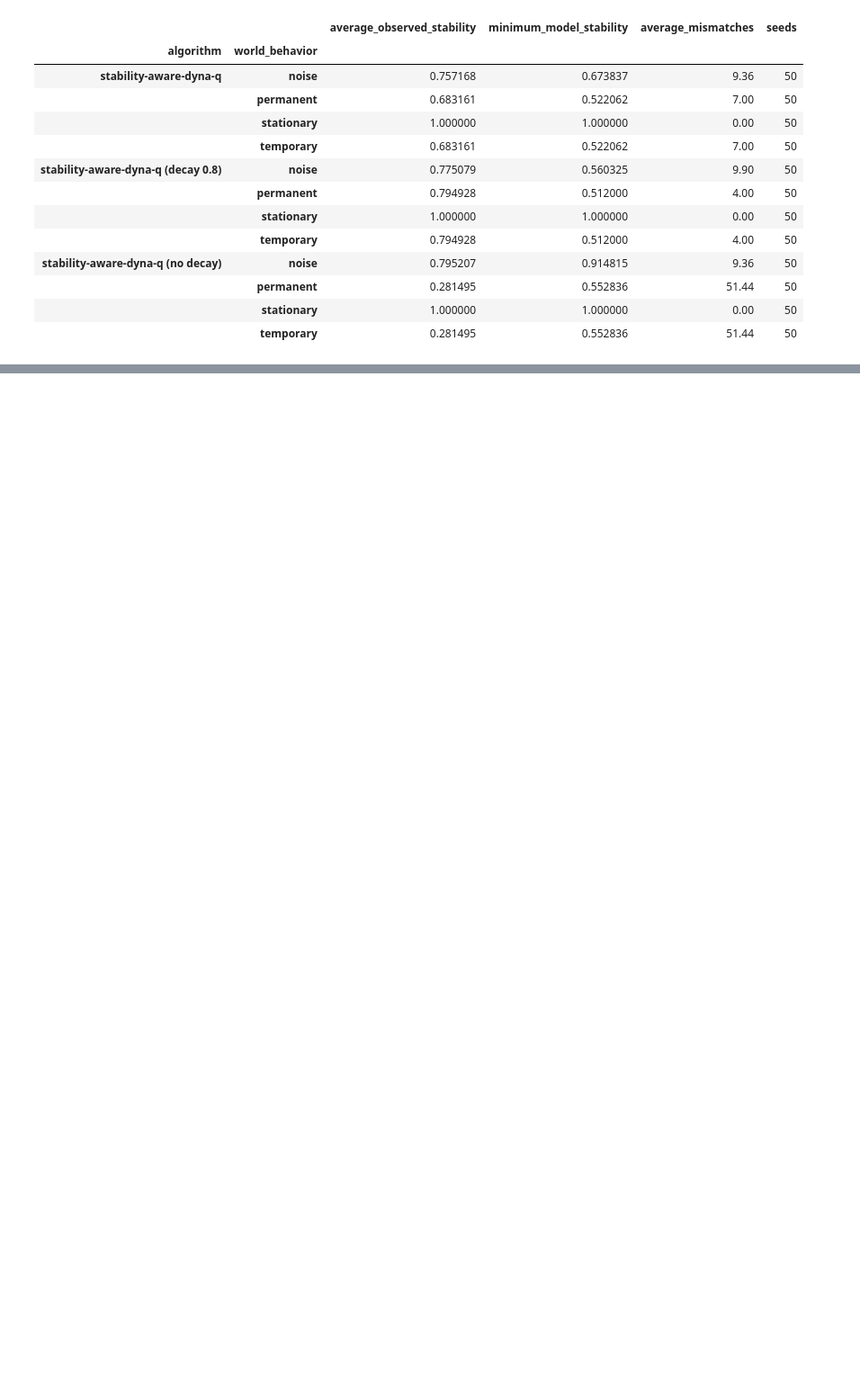
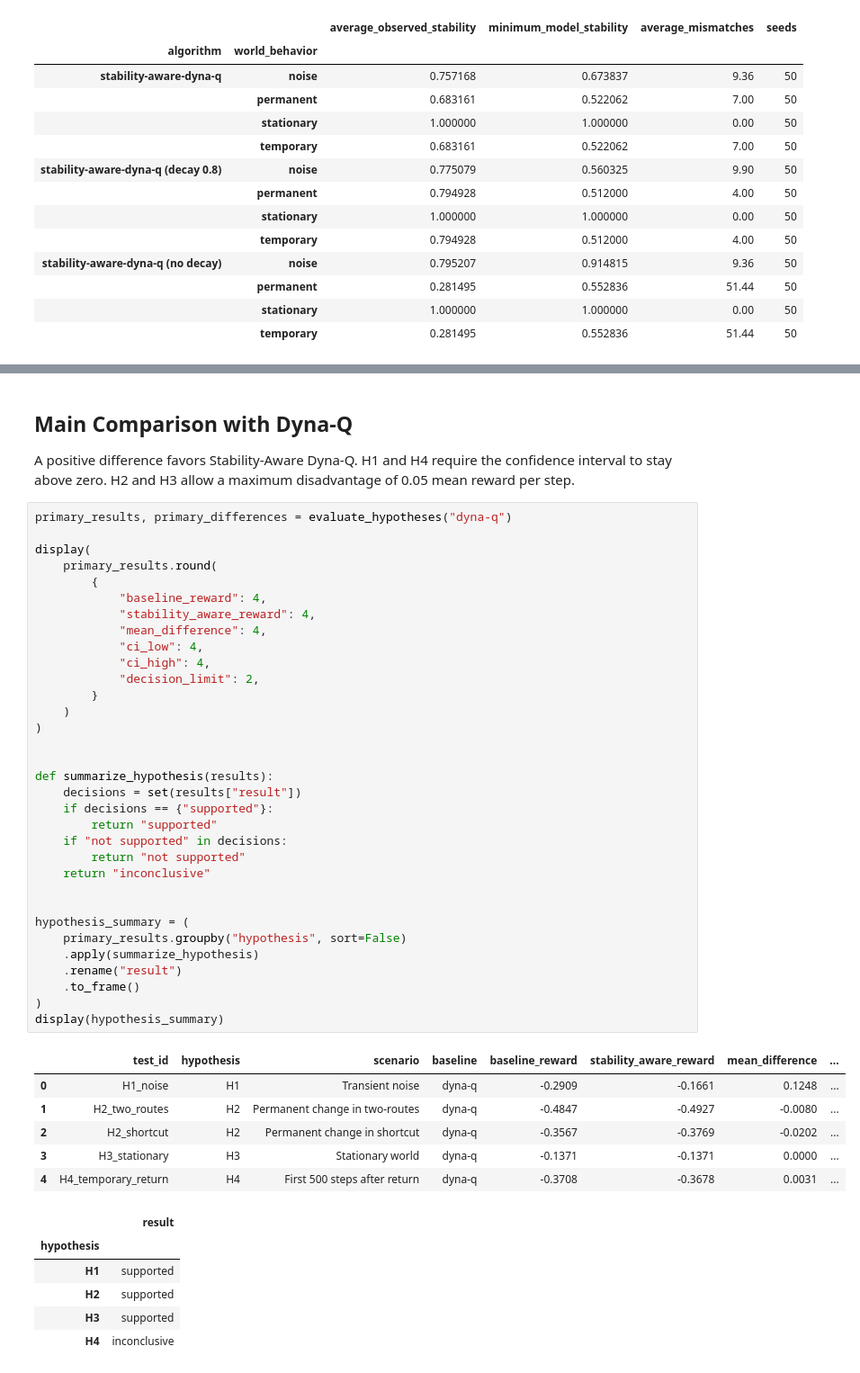
Before and after one commit to MerlinRoechert/structural-change-dyna-q, a Jupyter notebook: analysis/notebook/experiment_analysis.ipynb, the cells around one changed output, grey strips where cells are left out. Shown at 90% size. Cells and saved outputs as stored; diff of their text form; blank space fills up the shorter version.

```diff
--- a/analysis/notebook/experiment_analysis.ipynb
+++ b/analysis/notebook/experiment_analysis.ipynb
@@ -882,0 +1100,49 @@ display(
+# %% [markdown]
+<h2>Main Comparison with Dyna-Q</h2>
+A positive difference favors Stability-Aware Dyna-Q. H1 and H4 require the confidence interval to stay above zero. H2 and H3 allow a maximum disadvantage of 0.05 mean reward per step.
+# %%
+primary_results, primary_differences = evaluate_hypotheses("dyna-q")
+
+display(
+    primary_results.round(
+        {
+            "baseline_reward": 4,
+            "stability_aware_reward": 4,
+            "mean_difference": 4,
+            "ci_low": 4,
+            "ci_high": 4,
+            "decision_limit": 2,
+        }
+    )
+)
+
+
+def summarize_hypothesis(results):
+    decisions = set(results["result"])
+    if decisions == {"supported"}:
+        return "supported"
+    if "not supported" in decisions:
+        return "not supported"
+    return "inconclusive"
+
+
+hypothesis_summary = (
+    primary_results.groupby("hypothesis", sort=False)
+    .apply(summarize_hypothesis)
+    .rename("result")
+    .to_frame()
+)
+display(hypothesis_summary)
+# %% [output]
+|  | test_id | hypothesis | scenario | baseline | baseline_reward | stability_aware_reward | mean_difference | ... |
+| 0 | H1_noise | H1 | Transient noise | dyna-q | -0.2909 | -0.1661 | 0.1248 | ... |
+| 1 | H2_two_routes | H2 | Permanent change in two-routes | dyna-q | -0.4847 | -0.4927 | -0.0080 | ... |
+| 2 | H2_shortcut | H2 | Permanent change in shortcut | dyna-q | -0.3567 | -0.3769 | -0.0202 | ... |
+| 3 | H3_stationary | H3 | Stationary world | dyna-q | -0.1371 | -0.1371 | 0.0000 | ... |
+| 4 | H4_temporary_return | H4 | First 500 steps after return | dyna-q | -0.3708 | -0.3678 | 0.0031 | ... |
+|  | result |
+| hypothesis |  |
+| H1 | supported |
+| H2 | supported |
+| H3 | supported |
+| H4 | inconclusive |
```
Also changed, not shown: parts of 9 cells of this notebook.
